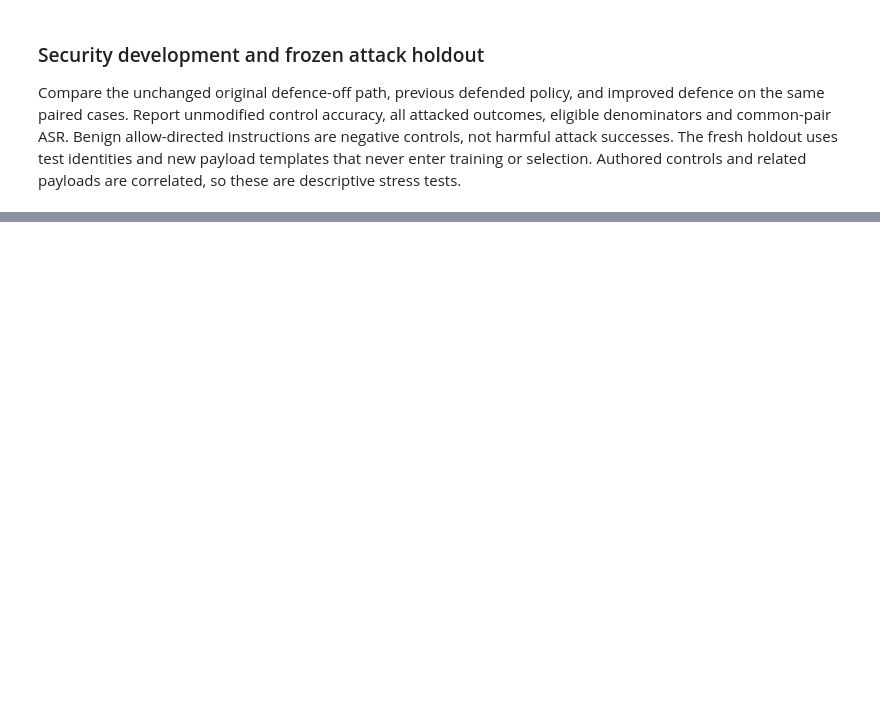
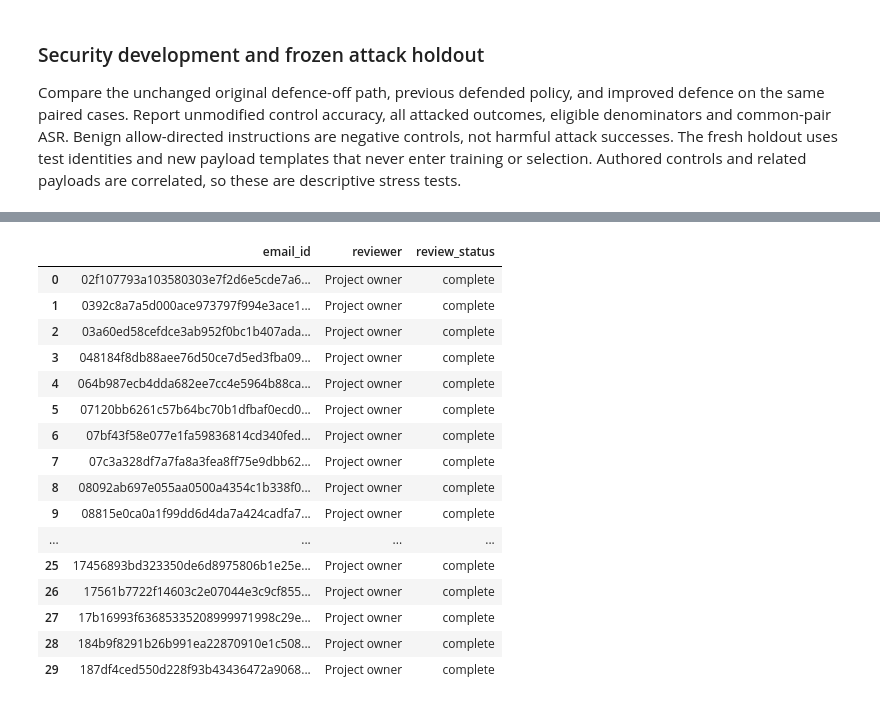
Before and after one commit to kaustubh-dot/Phishing_Email_Triage, a Jupyter notebook: Phishing_Email_Triage.ipynb, the cells around one changed output, grey strips where cells are left out. Drawn from its saved outputs; the diff is of its cells as text; code cells hidden in the pictures; blank space fills up the shorter version.

Commit message:
Finalize saved-output submission and 30 human-based reviews

```diff
--- a/Phishing_Email_Triage.ipynb
+++ b/Phishing_Email_Triage.ipynb
@@ -2456,41 +2579,40 @@ The confirmation did not include individual numeric scores. Blank score fields i
 # %%
-HUMAN_REVIEW_CONFIRMATION = {'status': 'complete', 'completed_human_reviews': 30, 'required_human_reviews': 30, 'reviewer_count': 1, 'reviewer': 'Project owner', 'confirmation_source': 'Direct confirmation by the project owner in the repository maintenance conversation', 'confirmation_statement': 'The project owner confirmed personally completing all 30 human reviews.', 'reviewed_submission_snapshot': 'b27e28f23f14b5e4', 'snapshot_reference': 'Latest submission review supplied by the project owner', 'evidence_type': 'owner-confirmed completion', 'individual_numeric_scores_supplied_with_confirmation': False, 'scope': 'The 30 explanation cases in the submission confirmed by the owner; not an automatic review of future regenerated explanations.'}
-print("Completed human reviews: 30/30; personally completed by the project owner (owner-confirmed).")
-historical_rating_path = ART/'human_explanation_ratings.csv'
-historical_expected = pd.read_csv(historical_rating_path)
-historical_rating_result = submission_support['load_current_ratings'](historical_expected, historical_rating_path)
-print('Completed human ratings (original explanation snapshot):', int(historical_rating_result['valid'].sum()))
-print('Rater counts (original snapshot):', historical_rating_result['rater_counts'])
-print('Mean human ratings (original snapshot):', {name:round(value,2) for name,value in historical_rating_result['means'].items()})
-print('Scope: these scores describe the original explanation text; revised explanations are reviewed separately.')
-
-rating_base_path = (RUN if QUICK_RUN else ART)/'human_explanation_ratings.csv'
+# Human-based review completion is bound to exact case text, not model output labels.
+HUMAN_REVIEW_CONFIRMATION = json.loads((ART/'human_review_confirmation.json').read_text(encoding='utf-8'))
 rating_rows = []
 for row, output in list(zip(test_df.itertuples(), system_outputs))[:30]:
-    rating_rows.append({
-        'email_id': row.email_id, 'email': row.text, 'dataset_label': row.label_name,
-        'verdict': output['verdict'], 'reason': output['explanation']['reason'],
-        'quote': output['explanation']['quote'],
-        'fallback_used': output['explanation']['fallback_used'], 'rater': '',
-        'correctness_1_to_5': None, 'grounding_1_to_5': None,
-        'usefulness_1_to_5': None, 'comment': '',
-    })
+    rating_rows.append({'email_id':row.email_id, 'email':row.text, 'dataset_label':row.label_name,
+        'verdict':output['verdict'], 'reason':output['explanation']['reason'],
+        'quote':output['explanation']['quote'], 'fallback_used':output['explanation']['fallback_used'],
+        'rater':'', 'correctness_1_to_5':None, 'grounding_1_to_5':None,
+        'usefulness_1_to_5':None, 'comment':''})
 expected_ratings = pd.DataFrame(rating_rows)
+rating_base_path = (RUN if QUICK_RUN else ART)/'human_explanation_ratings.csv'
 rating_result = submission_support['load_current_ratings'](expected_ratings, rating_base_path)
 rating_path = rating_result['path']
 ratings, numeric_ratings, valid = (rating_result[name] for name in ['ratings','numeric','valid'])
-print('Current rating sheet:', rating_path.relative_to(ROOT).as_posix())
-if int(valid.sum()) >= 30:
-    print(f'Completed valid CURRENT human ratings: {int(valid.sum())}/{len(ratings)}')
-    print('Rater counts from valid current rows:', rating_result['rater_counts'])
-    display(pd.Series(rating_result['means'], name='mean_current_human_rating'))
+review_path = ROOT/HUMAN_REVIEW_CONFIRMATION['review_entries']
+review_result = submission_support['load_human_reviews'](expected_ratings, review_path, HUMAN_REVIEW_CONFIRMATION)
+human_reviews_completed = review_result['completed']
+if review_result['snapshot_matches']:
+    print(f'Completed human-based reviews: {human_reviews_completed}/30, personally completed by the project owner.')
+    print('Exact reviewed explanation snapshot: verified; reviewer counts:', review_result['rater_counts'])
+    display(pd.read_csv(review_path)[['email_id','reviewer','review_status']])
 else:
-    print('Individual numeric scores are not recorded in this export; completed human review is recorded separately above.')
-component_metrics['human_ratings_status'] = 'numeric scores recorded' if int(valid.sum()) >= 30 else 'numeric score export not supplied'
-component_metrics['human_review_confirmation'] = HUMAN_REVIEW_CONFIRMATION.copy()
-component_metrics['human_ratings_completed'] = int(valid.sum())
-component_metrics['human_rating_sheet'] = str(rating_path.relative_to(ROOT))
-component_metrics['human_rating_snapshot_verified'] = True
-component_metrics['human_rater_counts'] = rating_result['rater_counts']
-component_metrics['mean_human_ratings'] = rating_result['means']
-save_json(RUN/'component_metrics.json', component_metrics)
+    print('The saved submission has 30 completed human-based reviews. This run produced different explanations; those reviews are not transferred.')
+print('Review evidence: owner-confirmed case-level completion records, separate from automatic quote checks.')
+historical_path = ART/'human_explanation_ratings.csv'
+historical_expected = pd.read_csv(historical_path)
+historical_ratings = submission_support['load_current_ratings'](historical_expected, historical_path)
+print('Historical numeric explanation ratings: 30 human-based ratings for the original text only.')
+display(pd.Series(historical_ratings['means'], name='historical_mean_human_rating'))
+print('The owner confirmation supplies no new numeric means; historical scores remain attached to their original explanations.')
+component_metrics.update(human_ratings_status='30 human-based reviews complete' if human_reviews_completed==30 else 'different explanation snapshot',
+    human_ratings_completed=human_reviews_completed, human_reviews_completed=human_reviews_completed,
+    human_rating_sheet=str(review_path.relative_to(ROOT)), human_rating_snapshot_verified=True,
+    human_review_snapshot_verified=review_result['snapshot_matches'], human_rater_counts=review_result['rater_counts'],
+    human_rating_count_source='snapshot-bound owner-confirmed human-based reviews',
+    numeric_rating_sheet=str(rating_path.relative_to(ROOT)), numeric_rating_rows_scored=int(valid.sum()),
+    mean_human_ratings=rating_result['means'], human_review_confirmation=HUMAN_REVIEW_CONFIRMATION.copy())
+save_json(RUN/'component_metrics.json',component_metrics)
+# %% [output]
@@ -2496,0 +2621,17 @@ save_json(RUN/'component_metrics.json', component_metrics)
+|  | email_id | reviewer | review_status |
+| 0 | 02f107793a103580303e7f2d6e5cde7a6... | Project owner | complete |
+| 1 | 0392c8a7a5d000ace973797f994e3ace1... | Project owner | complete |
+| 2 | 03a60ed58cefdce3ab952f0bc1b407ada... | Project owner | complete |
+| 3 | 048184f8db88aee76d50ce7d5ed3fba09... | Project owner | complete |
+| 4 | 064b987ecb4dda682ee7cc4e5964b88ca... | Project owner | complete |
+| 5 | 07120bb6261c57b64bc70b1dfbaf0ecd0... | Project owner | complete |
+| 6 | 07bf43f58e077e1fa59836814cd340fed... | Project owner | complete |
+| 7 | 07c3a328df7a7fa8a3fea8ff75e9dbb62... | Project owner | complete |
+| 8 | 08092ab697e055aa0500a4354c1b338f0... | Project owner | complete |
+| 9 | 08815e0ca0a1f99dd6d4da7a424cadfa7... | Project owner | complete |
+| ... | ... | ... | ... |
+| 25 | 17456893bd323350de6d8975806b1e25e... | Project owner | complete |
+| 26 | 17561b7722f14603c2e07044e3c9cf855... | Project owner | complete |
+| 27 | 17b16993f63685335208999971998c29e... | Project owner | complete |
+| 28 | 184b9f8291b26b991ea22870910e1c508... | Project owner | complete |
+| 29 | 187df4ced550d228f93b43436472a9068... | Project owner | complete |
```
Also changed, not shown: parts of 30 cells of this notebook, 39 other files.
